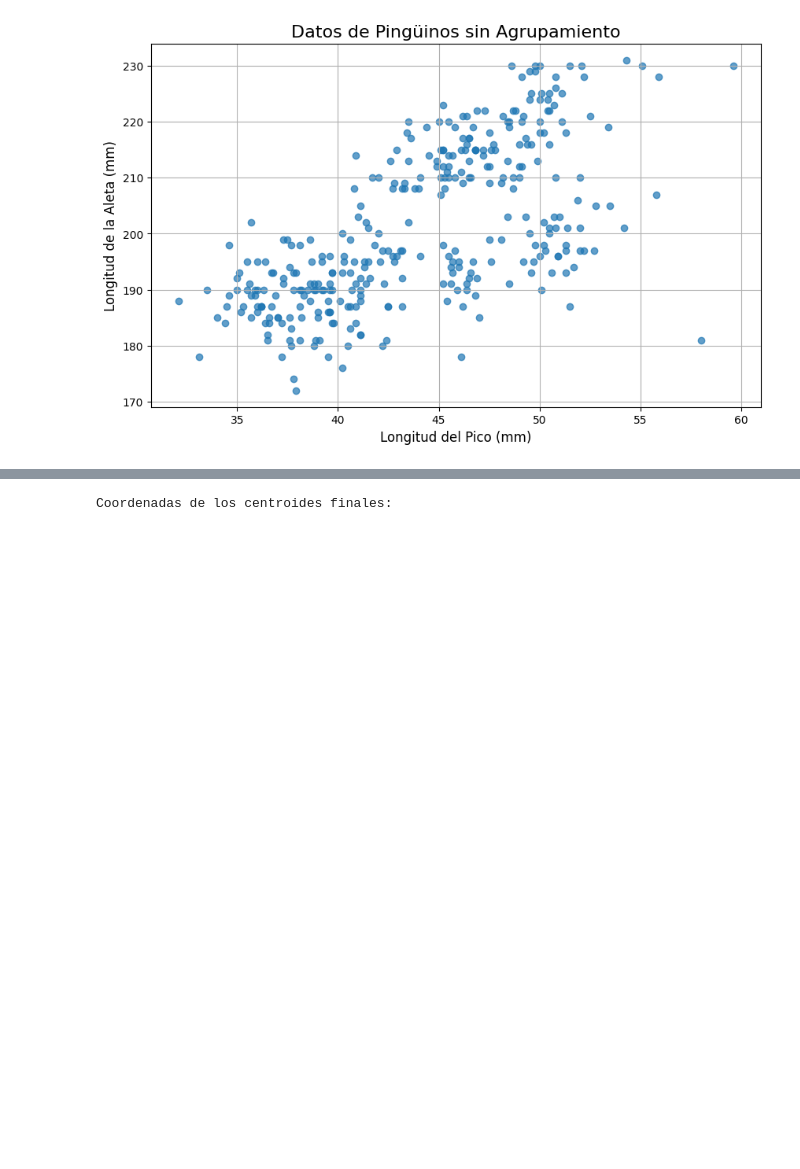
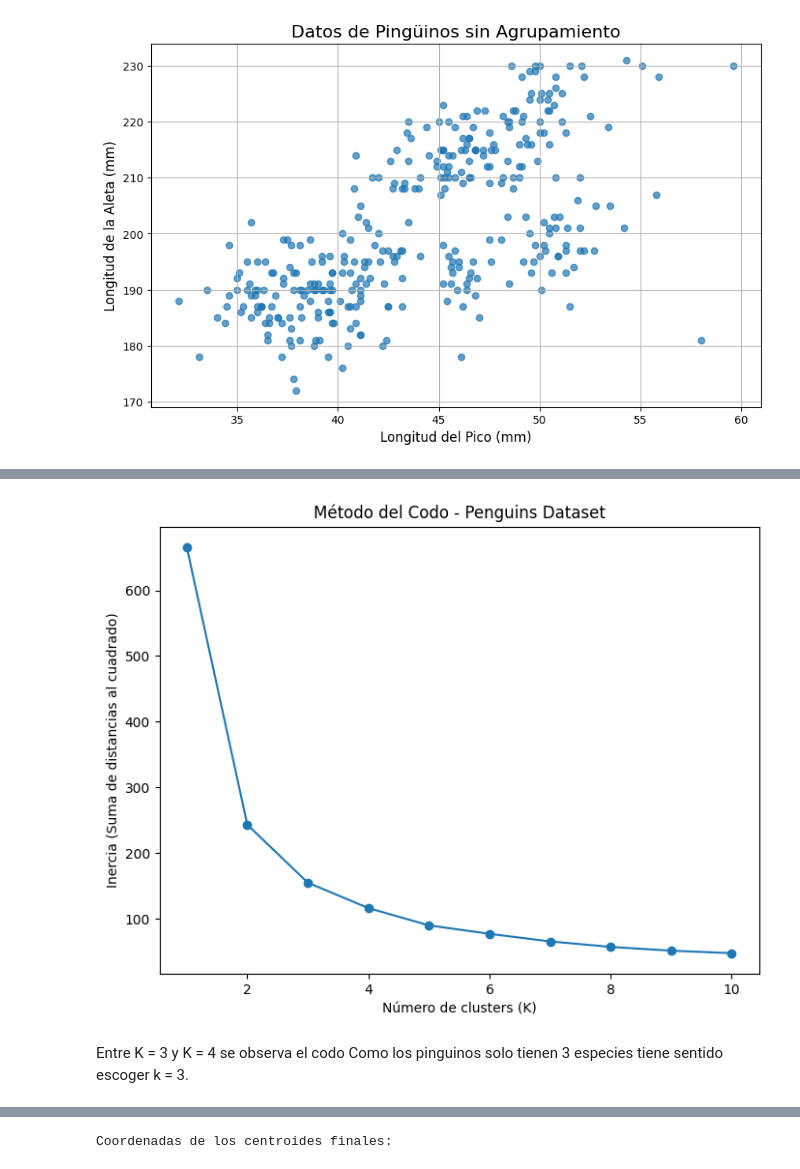
Before and after one commit to valenlopezzz04/K-means-Expo, a Jupyter notebook: K_means.ipynb, the cells around one changed output, grey strips where cells are left out. Saved outputs shown, nothing was run; the diff lists cells and outputs as text; code cells hidden in the pictures; blank space fills up the shorter version.

Commit message:
Agrega selección del numero de clusters K

```diff
--- a/K_means.ipynb
+++ b/K_means.ipynb
@@ -116 +131,21 @@ plt.show()
+# %%
+inertia = []
+kRange = range(1,11)
+
+for k in kRange:
+    kmeans = KMeans(n_clusters=k, random_state=42, n_init=10)
+    kmeans.fit(X_scaled)
+    inertia.append(kmeans.inertia_)
+# %%
+plt.figure(figsize=(8,6))
+plt.plot(kRange, inertia, marker='o')
+plt.xlabel("Número de clusters (K)")
+plt.ylabel("Inercia (Suma de distancias al cuadrado)")
+plt.title("Método del Codo - Penguins Dataset")
+plt.show()
+# %% [output]
+[figure, added]
+# %% [markdown]
+Entre K = 3 y K = 4 se observa el codo
+Como los pinguinos solo tienen 3 especies tiene sentido escoger k = 3.
 # %% [markdown]
```
Also changed, not shown: parts of 2 cells of this notebook.
